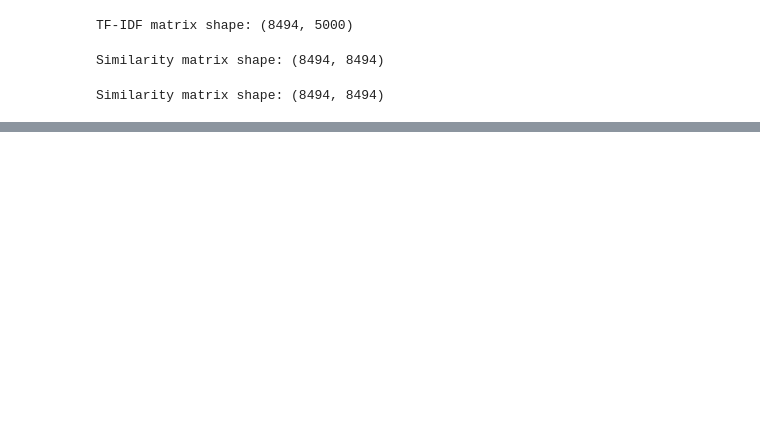
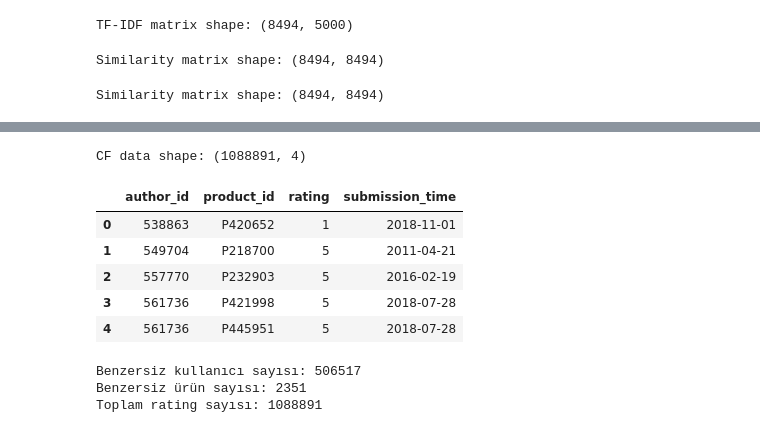
Before and after one commit to aslitarakcilar/cosmetic-recommendation-system, a Jupyter notebook: notebooks/01_data_loading.ipynb, the cells around one changed output, grey strips where cells are left out. Cells and saved outputs as stored; diff of their text form; code cells hidden in the pictures; blank space fills up the shorter version.

```diff
--- a/notebooks/01_data_loading.ipynb
+++ b/notebooks/01_data_loading.ipynb
@@ -1232,3 +1233,54 @@ recommend_similar_products("Radiant Creamy Concealer")
 | 1449 | Airbrush Concealer Illuminates, P... | CLINIQUE | Makeup | Face | Concealer | 28.0 | 4.1732 | ... |
 | 1902 | Backstage Concealer | Dior | Makeup | Face | Concealer | 29.0 | 4.4750 | ... |
 | 444 | Original Liquid Mineral Concealer | bareMinerals | Makeup | Face | Concealer | 28.0 | 4.3244 | ... |
+# %%
+# ------------------------------------------------------------------
+# COLLABORATIVE FILTERING İÇİN ANA VERİ SETİNİ YÜKLEME
+#
+# Bu adımda daha önce preprocessing aşamasında oluşturulan
+# reviews_cf_last.csv dosyasını yüklüyoruz.
+#
+# Bu tablo:
+# - author_id  -> kullanıcı
+# - product_id -> ürün
+# - rating     -> puan
+# - submission_time -> en güncel review zamanı
+#
+# Aynı kullanıcı aynı ürüne birden fazla review verdiyse,
+# bu tabloda sadece en güncel review tutulmuştur.
+# ------------------------------------------------------------------
+
+cf_data = pd.read_csv("../data_interim/reviews_cf_last.csv")
+
+print("CF data shape:", cf_data.shape)
+cf_data.head()
+# %% [output]
+CF data shape: (1088891, 4)
+|  | author_id | product_id | rating | submission_time |
+| 0 | 538863 | P420652 | 1 | 2018-11-01 |
+| 1 | 549704 | P218700 | 5 | 2011-04-21 |
+| 2 | 557770 | P232903 | 5 | 2016-02-19 |
+| 3 | 561736 | P421998 | 5 | 2018-07-28 |
+| 4 | 561736 | P445951 | 5 | 2018-07-28 |
+# %%
+# ------------------------------------------------------------------
+# CF VERİ SETİNİN TEMEL YAPISINI İNCELEME
+#
+# Bu adımda:
+# - kaç benzersiz kullanıcı var
+# - kaç benzersiz ürün var
+# - toplam rating sayısı kaç
+# bunları inceliyoruz.
+# ------------------------------------------------------------------
+
+n_users = cf_data["author_id"].nunique()
+n_items = cf_data["product_id"].nunique()
+n_ratings = len(cf_data)
+
+print("Benzersiz kullanıcı sayısı:", n_users)
+print("Benzersiz ürün sayısı:", n_items)
+print("Toplam rating sayısı:", n_ratings)
+# %% [output]
+Benzersiz kullanıcı sayısı: 506517
+Benzersiz ürün sayısı: 2351
+Toplam rating sayısı: 1088891
```
Also changed, not shown: parts of 12 cells of this notebook.
